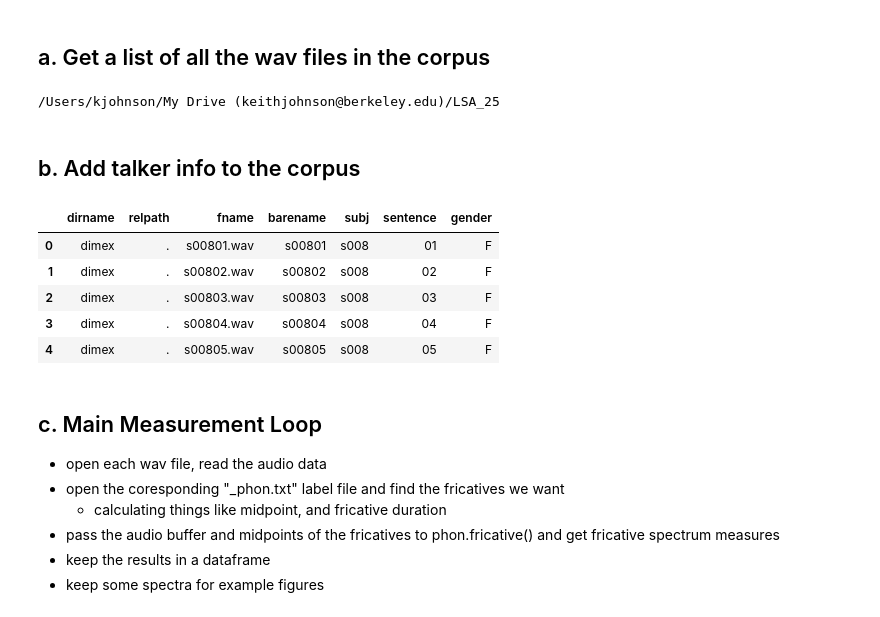
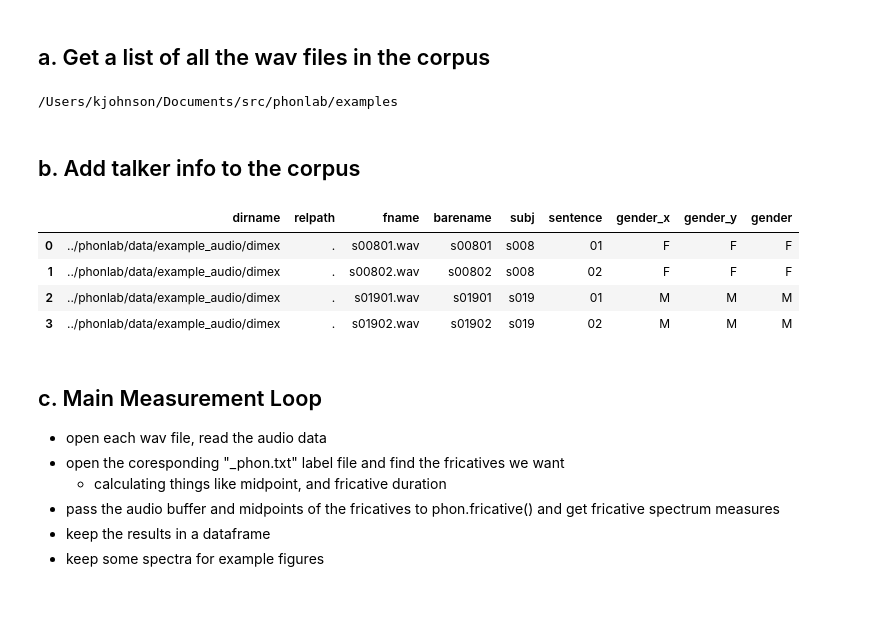
Before and after one commit to obergmartin/phonlab, a Jupyter notebook: examples/5_Dimex_fricatives.ipynb, the cells around one changed output. Saved outputs shown, nothing was run; the diff lists cells and outputs as text; code cells hidden in the pictures.

```diff
--- a/examples/5_Dimex_fricatives.ipynb
+++ b/examples/5_Dimex_fricatives.ipynb
@@ -30,33 +30,32 @@ print(phon.__version__)
 folder = os.getcwd()
 print(folder)  ## just so you know where we will be looking for the corpus
 
-path_to_corpus = Path('./dimex')
+path_to_corpus = Path('../phonlab/data/example_audio/dimex')
 
 corpus_list = dir_to_df(path_to_corpus,
                fnpat = r'(?P<subj>s\d\d\d)(?P<sentence>\d+)\.wav',    # use a regular expression to parse the filename
                addcols = ["dirname", "barename"])
 # %% [output]
-/Users/kjohnson/My Drive (keithjohnson@berkeley.edu)/LSA_25
+/Users/kjohnson/Documents/src/phonlab/examples
 # %% [markdown]
 ## b. Add talker info to the corpus
 # %%
 talkers = pd.DataFrame([["s008", "F"],
                         ["s019", "M"],
                         ["s038", "F"],
                         ["s050", "M"],
                         ["s072", "F"],
                         ["s090", "M"]],
                        columns = ('subj','gender'))
 
 corpus_list = corpus_list.merge(talkers,on='subj', how='left') # add the talker information to the list
-corpus_list.head()
+corpus_list
 # %% [output]
-|  | dirname | relpath | fname | barename | subj | sentence | gender |
-| 0 | dimex | . | s00801.wav | s00801 | s008 | 01 | F |
-| 1 | dimex | . | s00802.wav | s00802 | s008 | 02 | F |
-| 2 | dimex | . | s00803.wav | s00803 | s008 | 03 | F |
-| 3 | dimex | . | s00804.wav | s00804 | s008 | 04 | F |
-| 4 | dimex | . | s00805.wav | s00805 | s008 | 05 | F |
+|  | dirname | relpath | fname | barename | subj | sentence | gender_x | gender_y | gender |
+| 0 | ../phonlab/data/example_audio/dimex | . | s00801.wav | s00801 | s008 | 01 | F | F | F |
+| 1 | ../phonlab/data/example_audio/dimex | . | s00802.wav | s00802 | s008 | 02 | F | F | F |
+| 2 | ../phonlab/data/example_audio/dimex | . | s01901.wav | s01901 | s019 | 01 | M | M | M |
+| 3 | ../phonlab/data/example_audio/dimex | . | s01902.wav | s01902 | s019 | 02 | M | M | M |
 # %% [markdown]
 ## c. Main Measurement Loop
 
```
Also changed, not shown: parts of 9 cells of this notebook, 6 other files.
